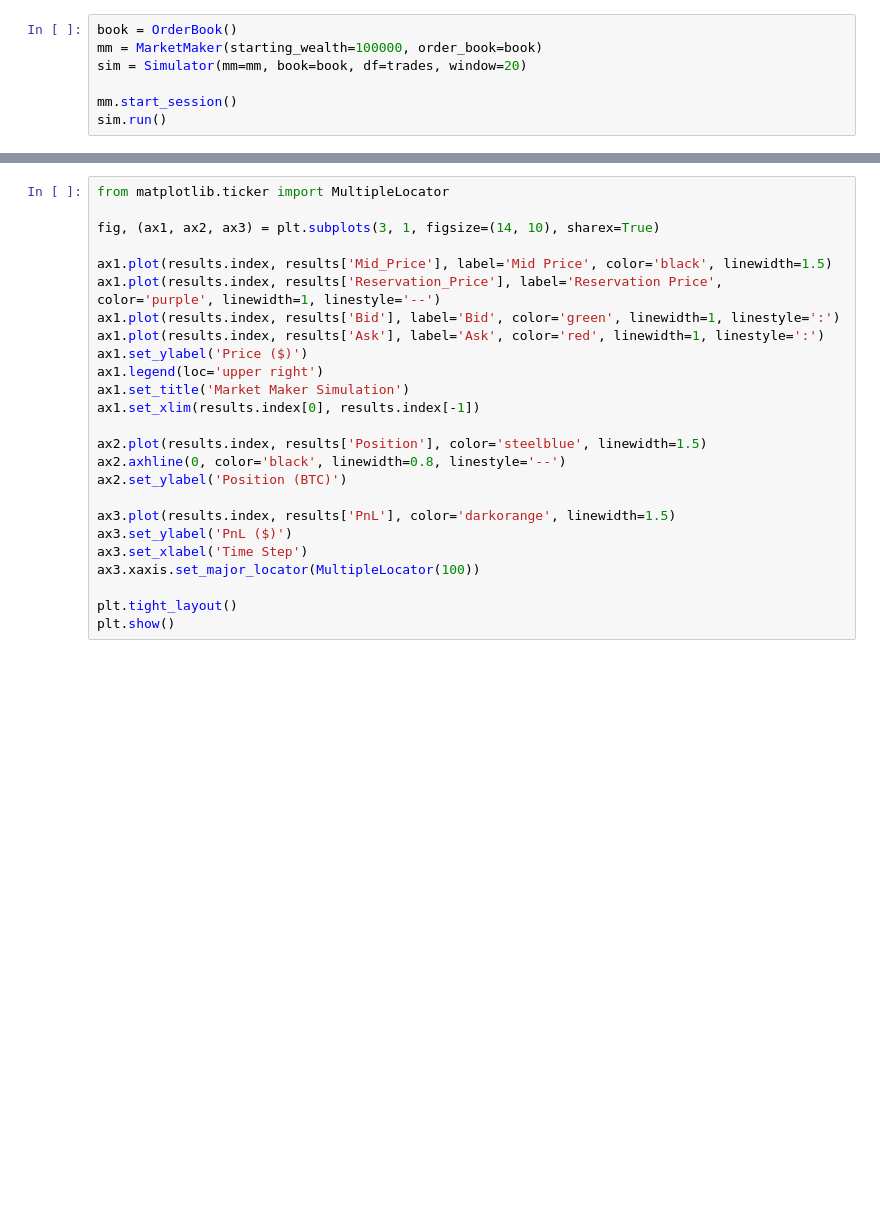
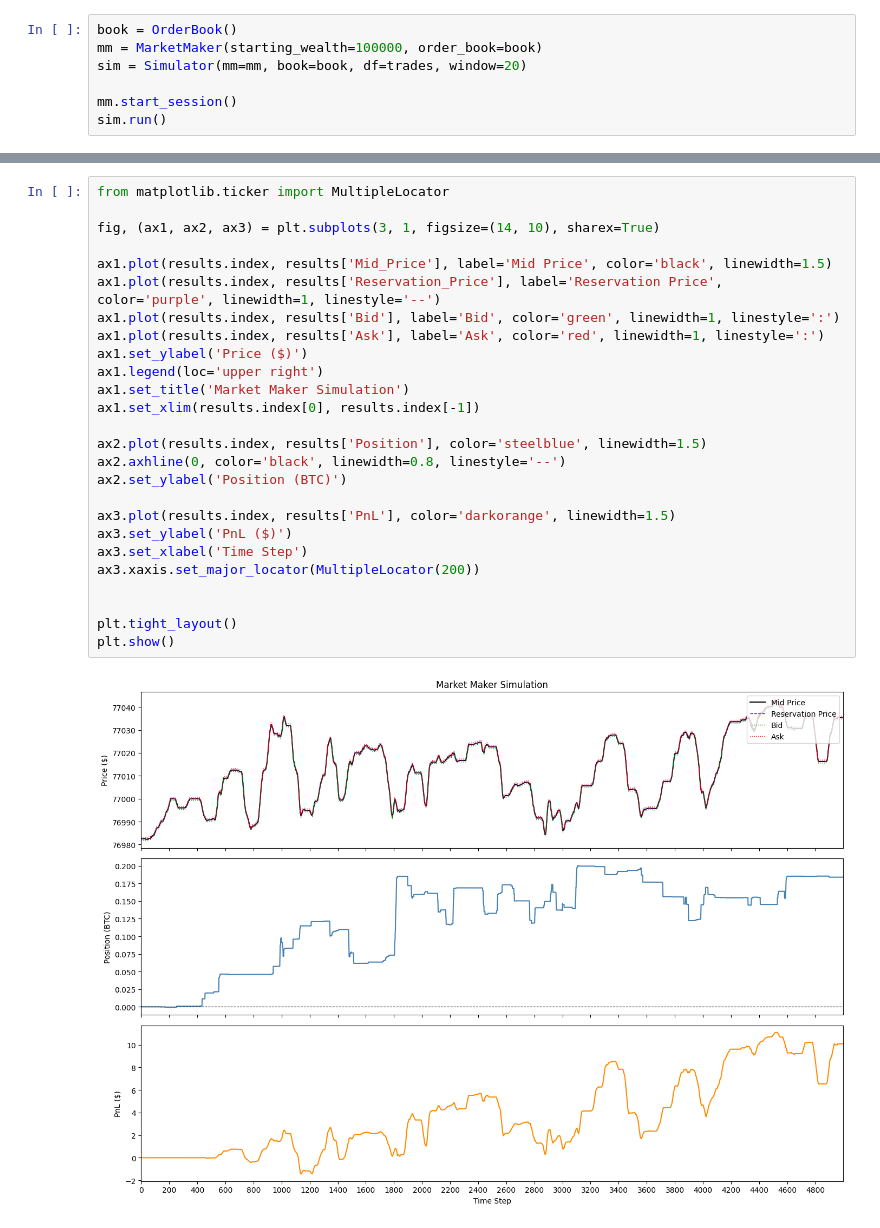
Before and after one commit to whark231/quant_mm_sim, a Jupyter notebook: notebooks/03_simulation.ipynb, the cells around one changed output, grey strips where cells are left out. Drawn from its saved outputs; the diff is of its cells as text; blank space fills up the shorter version.

```diff
--- a/notebooks/03_simulation.ipynb
+++ b/notebooks/03_simulation.ipynb
@@ -67,25 +99,28 @@ results.tail(10)
 # %%
 from matplotlib.ticker import MultipleLocator
 
 fig, (ax1, ax2, ax3) = plt.subplots(3, 1, figsize=(14, 10), sharex=True)
 
 ax1.plot(results.index, results['Mid_Price'], label='Mid Price', color='black', linewidth=1.5)
 ax1.plot(results.index, results['Reservation_Price'], label='Reservation Price', color='purple', linewidth=1, linestyle='--')
 ax1.plot(results.index, results['Bid'], label='Bid', color='green', linewidth=1, linestyle=':')
 ax1.plot(results.index, results['Ask'], label='Ask', color='red', linewidth=1, linestyle=':')
 ax1.set_ylabel('Price ($)')
 ax1.legend(loc='upper right')
 ax1.set_title('Market Maker Simulation')
 ax1.set_xlim(results.index[0], results.index[-1])
 
 ax2.plot(results.index, results['Position'], color='steelblue', linewidth=1.5)
 ax2.axhline(0, color='black', linewidth=0.8, linestyle='--')
 ax2.set_ylabel('Position (BTC)')
 
 ax3.plot(results.index, results['PnL'], color='darkorange', linewidth=1.5)
 ax3.set_ylabel('PnL ($)')
 ax3.set_xlabel('Time Step')
-ax3.xaxis.set_major_locator(MultipleLocator(100))
+ax3.xaxis.set_major_locator(MultipleLocator(200))
+
 
 plt.tight_layout()
 plt.show()
+# %% [output]
+[figure, added]
```
Also changed, not shown: parts of 5 cells of this notebook.
